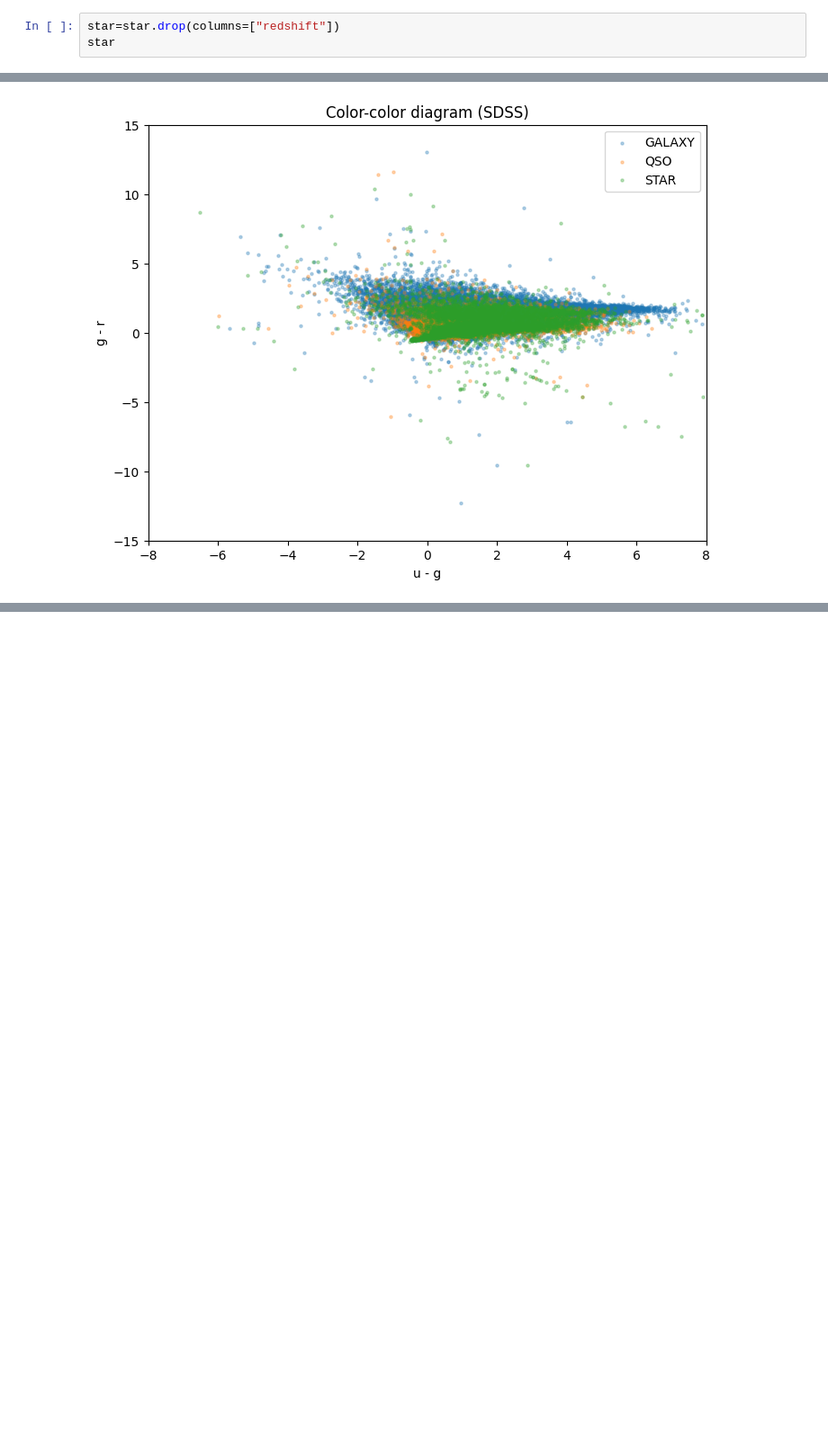
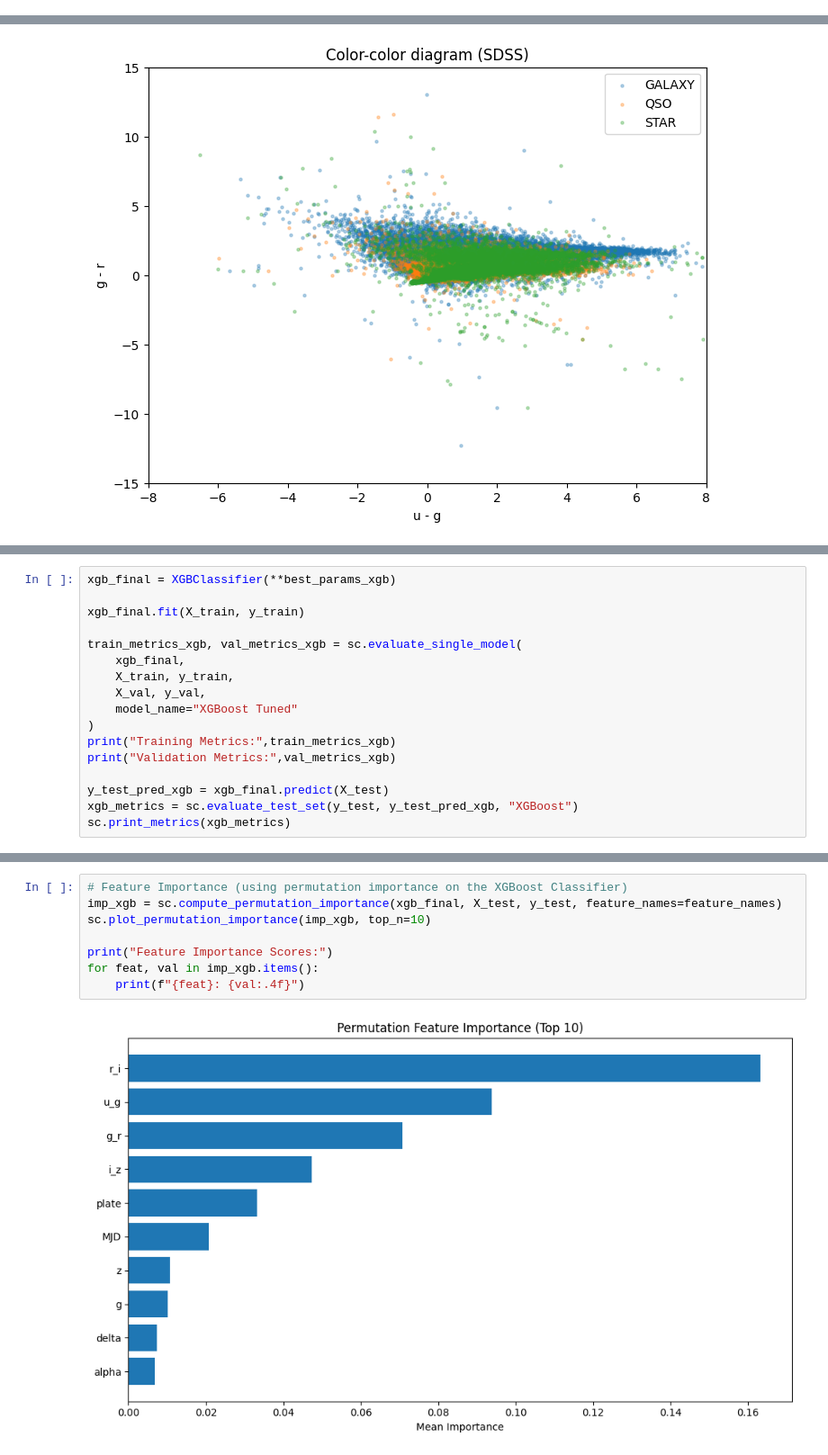
Before and after one commit to nicolomeneguzzo/Computational-Physics-2026, a Jupyter notebook: Astrophysical-Objects-Recognition/notebooks/stellar-classification-and-supervised-learning.ipynb, the cells around one changed output, grey strips where cells are left out. Shown at 90% size. Saved outputs shown, nothing was run; the diff lists cells and outputs as text; blank space fills up the shorter version.

Commit message:
new function in package trainer: tune_model, evaluate_single_model. Hyperparameters tuning for xgboost and lgmb, training with best parameters, compute metrics, feature importance and confusion matrix

```diff
--- a/Astrophysical-Objects-Recognition/notebooks/stellar-classification-and-supervised-learning.ipynb
+++ b/Astrophysical-Objects-Recognition/notebooks/stellar-classification-and-supervised-learning.ipynb
@@ -70,6 +72,3 @@ Name: proportion, dtype: float64
 sc.plot_class_distribution(star['class'], title="Stellar Class Distribution")
 # %% [output]
 [figure]
-# %%
-star=star.drop(columns=["redshift"])
-star
@@ -335,0 +289,17 @@ plt.show()
+# %%
+xgb_final = XGBClassifier(**best_params_xgb)
+
+xgb_final.fit(X_train, y_train)
+
+train_metrics_xgb, val_metrics_xgb = sc.evaluate_single_model(
+    xgb_final,
+    X_train, y_train,
+    X_val, y_val,
+    model_name="XGBoost Tuned"
+)
+print("Training Metrics:",train_metrics_xgb)
+print("Validation Metrics:",val_metrics_xgb)
+
+y_test_pred_xgb = xgb_final.predict(X_test)
+xgb_metrics = sc.evaluate_test_set(y_test, y_test_pred_xgb, "XGBoost")
+sc.print_metrics(xgb_metrics)
@@ -335,0 +325,10 @@ plt.show()
+# %%
+# Feature Importance (using permutation importance on the XGBoost Classifier)
+imp_xgb = sc.compute_permutation_importance(xgb_final, X_test, y_test, feature_names=feature_names)
+sc.plot_permutation_importance(imp_xgb, top_n=10)
+
+print("Feature Importance Scores:")
+for feat, val in imp_xgb.items():
+    print(f"{feat}: {val:.4f}")
+# %% [output]
+[figure, added]
```
Also changed, not shown: parts of 15 cells of this notebook, 3 other files.
